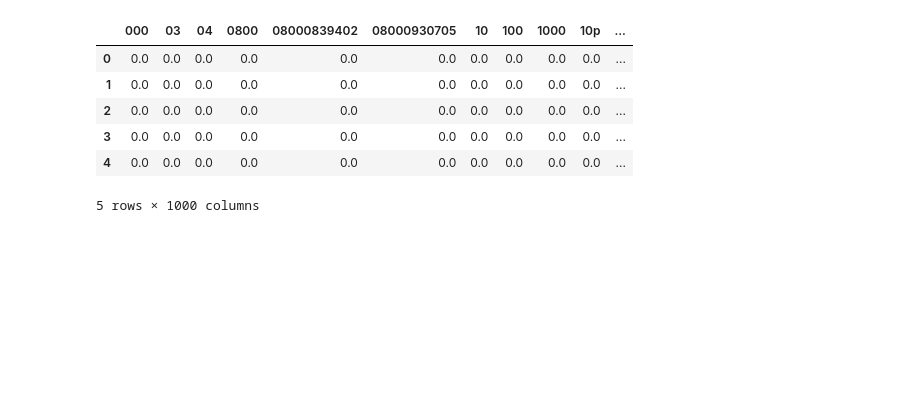
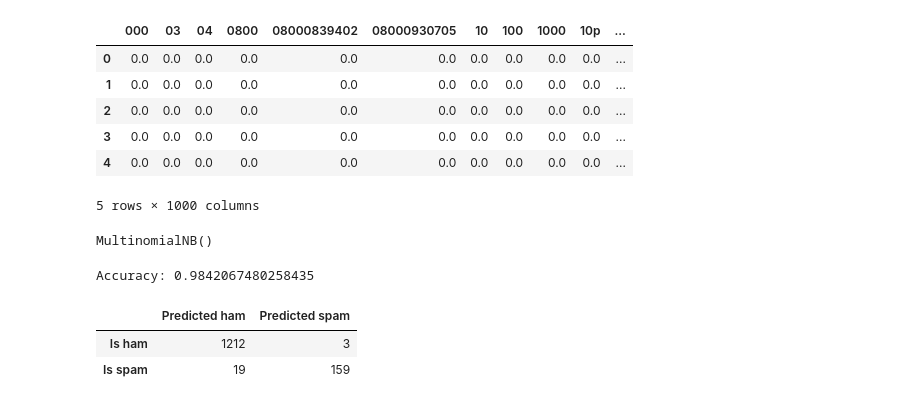
Before and after one commit to Patrick0481/Data-mining-2025-course, a Jupyter notebook: NaiveBayes.ipynb, the cells around one changed output. Cells and saved outputs as stored; diff of their text form; code cells hidden in the pictures; blank space fills up the shorter version.

```diff
--- a/NaiveBayes.ipynb
+++ b/NaiveBayes.ipynb
@@ -108,3 +94,40 @@ wordsDF.head()
 | 3 | 0.0 | 0.0 | 0.0 | 0.0 | 0.0 | 0.0 | 0.0 | 0.0 | 0.0 | 0.0 | ... |
 | 4 | 0.0 | 0.0 | 0.0 | 0.0 | 0.0 | 0.0 | 0.0 | 0.0 | 0.0 | 0.0 | ... |
 5 rows × 1000 columns
+# %%
+from sklearn.model_selection import train_test_split
+
+xTrain, xTest, yTrain, yTest = train_test_split(wordsDF, rawDF.type)
+# %%
+from sklearn.naive_bayes import MultinomialNB
+
+bayes = MultinomialNB()
+bayes.fit(xTrain, yTrain)
+
+#The model can be applied to the test features using the predict() function which generates a array of predictions.
+#Using a confusion matrix we can analyze the performance of our model.
+# %% [output]
+MultinomialNB()
+# %%
+
+yPred = bayes.predict(xTest)
+yTrue = yTest
+# %%
+from sklearn.metrics import accuracy_score
+
+accuracyScore = accuracy_score(yTrue, yPred)
+print(f'Accuracy: {accuracyScore}')
+# %% [output]
+Accuracy: 0.9842067480258435
+# %%
+from sklearn.metrics import confusion_matrix
+
+matrix = confusion_matrix(yTrue, yPred)
+labelNames = pd.Series(['ham', 'spam'])
+pd.DataFrame(matrix,
+     columns='Predicted ' + labelNames,
+     index='Is ' + labelNames)
+# %% [output]
+|  | Predicted ham | Predicted spam |
+| Is ham | 1212 | 3 |
+| Is spam | 19 | 159 |
```
Also changed, not shown: parts of 1 cell of this notebook.
